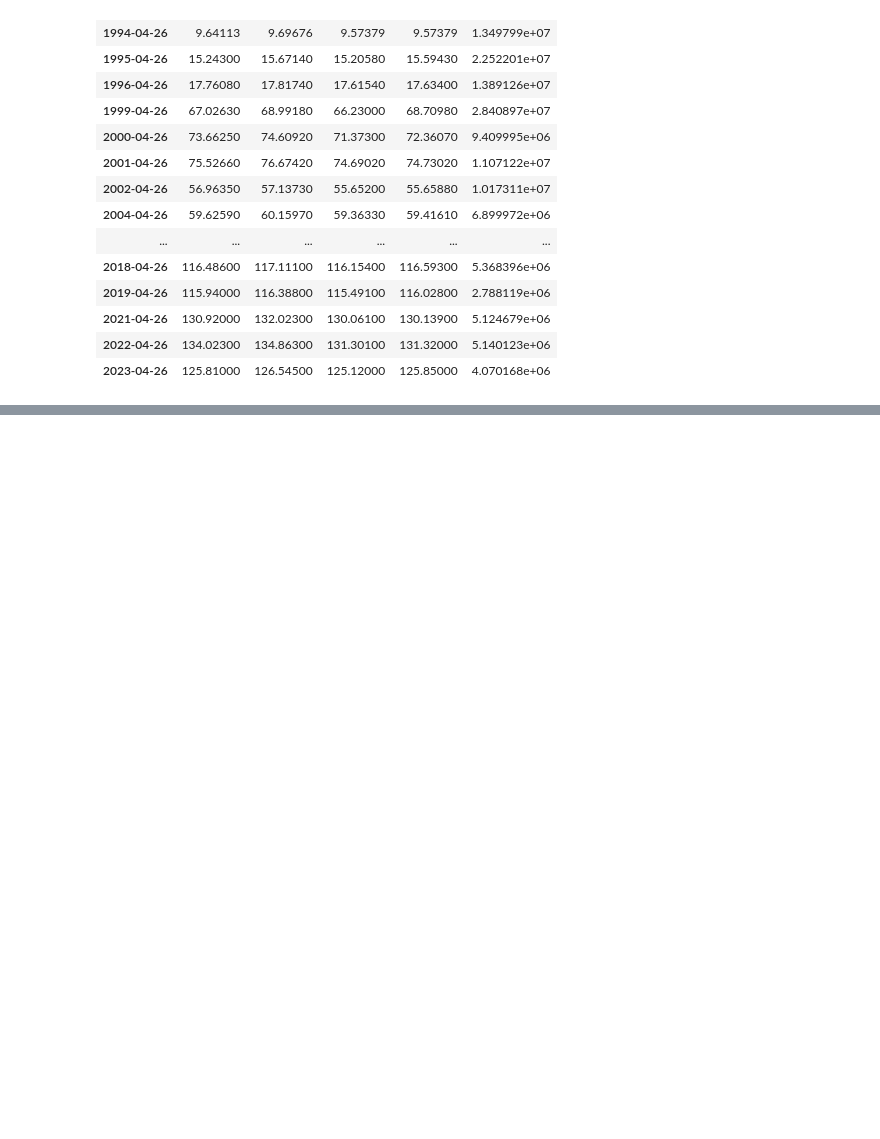
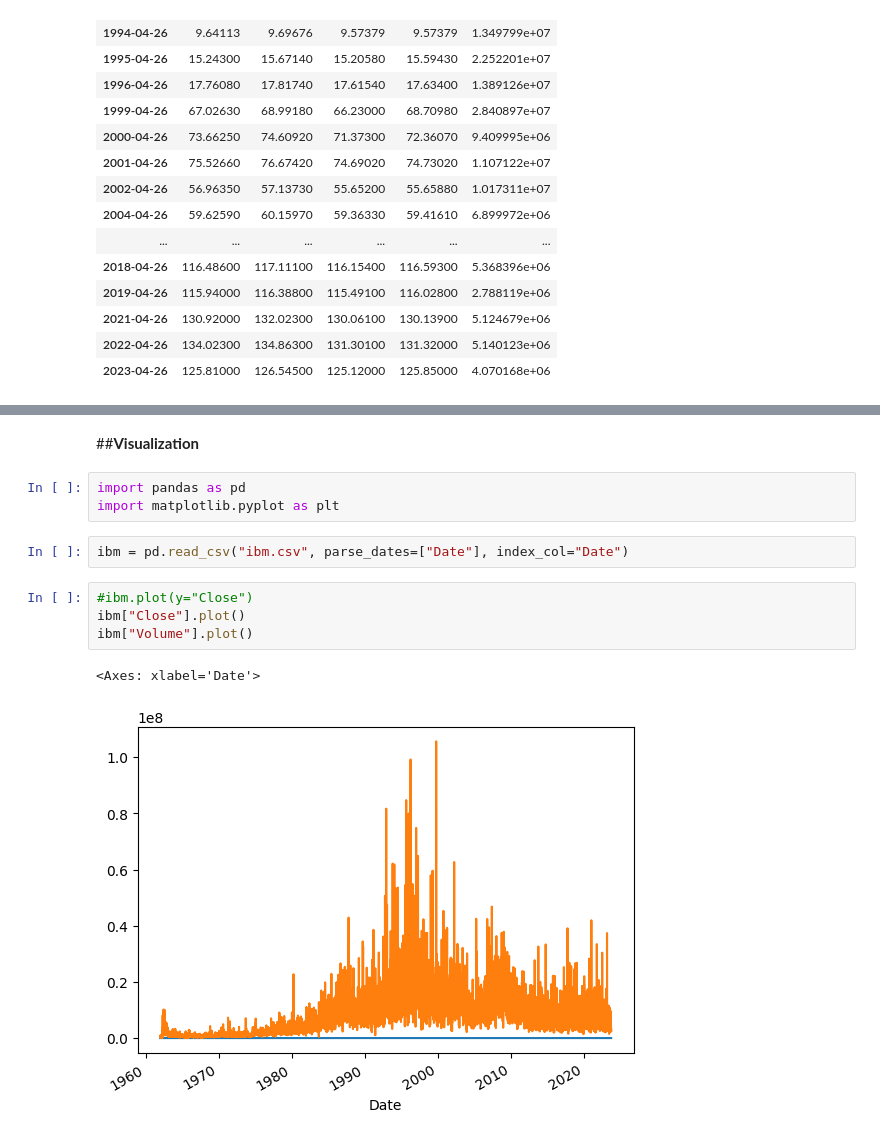
Before and after one commit to Johanhms/Practicas_Python, a Jupyter notebook: Data_Analysis_with_Pandas.ipynb, the cells around one changed output, grey strips where cells are left out. Saved outputs shown, nothing was run; the diff lists cells and outputs as text; blank space fills up the shorter version.

```diff
--- a/Data_Analysis_with_Pandas.ipynb
+++ b/Data_Analysis_with_Pandas.ipynb
@@ -833,0 +843,14 @@ DatetimeIndex(['1962-04-01', '1962-04-01', '1962-04-01', '1962-04-01',
+# %% [markdown]
+##**Visualization**
+# %%
+import pandas as pd
+import matplotlib.pyplot as plt
+# %%
+ibm = pd.read_csv("ibm.csv", parse_dates=["Date"], index_col="Date")
+# %%
+#ibm.plot(y="Close")
+ibm["Close"].plot()
+ibm["Volume"].plot()
+# %% [output]
+<Axes: xlabel='Date'>
+[figure, added]
```
Also changed, not shown: parts of 11 cells of this notebook.
